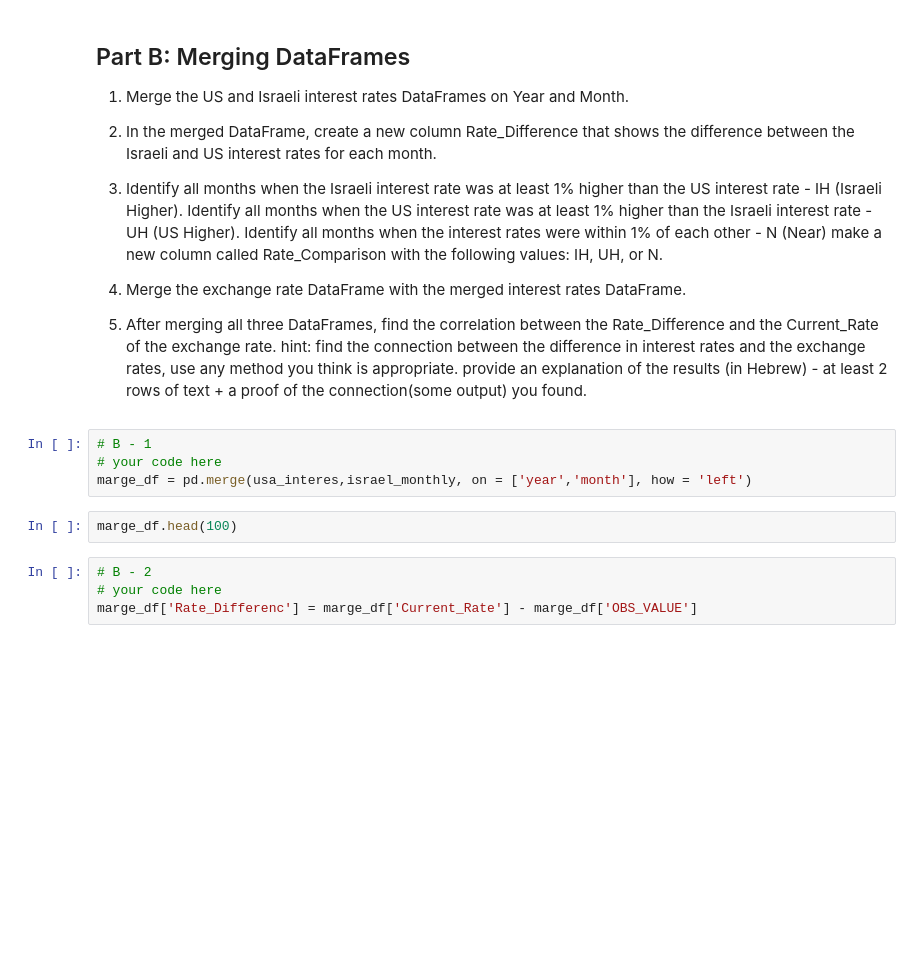
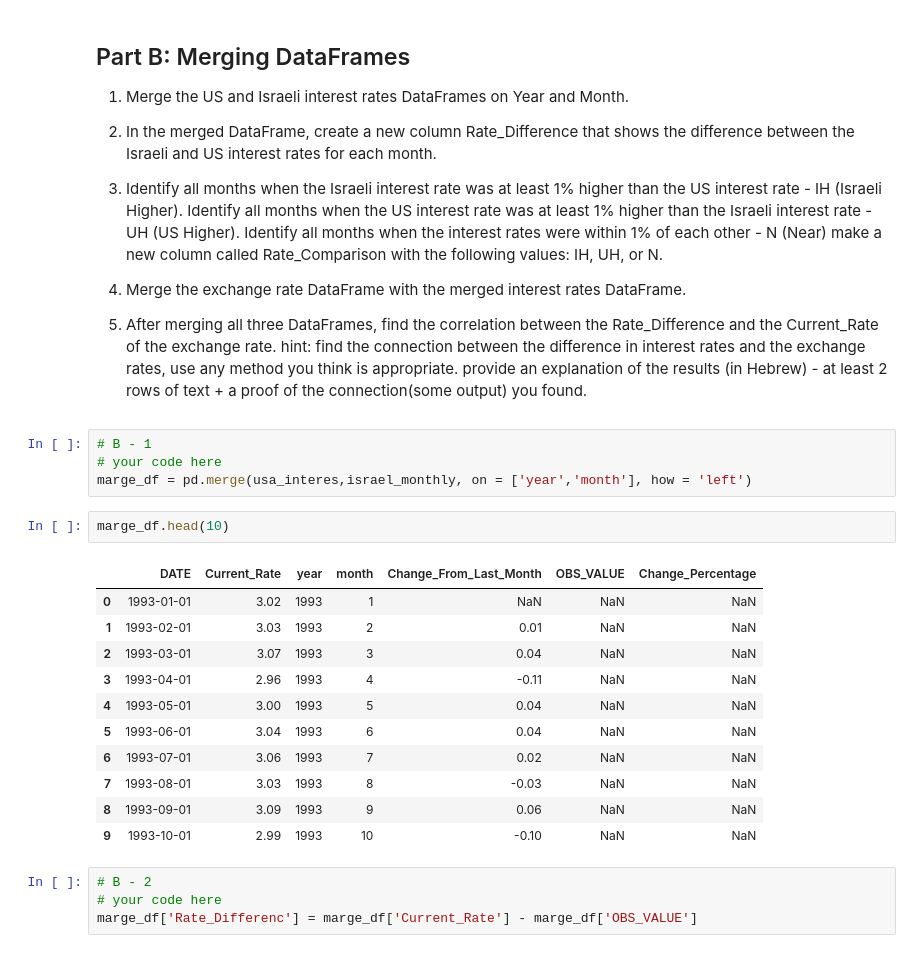
Before and after one commit to bezalelstern/pandas_test, a Jupyter notebook: solutions.ipynb, the cells around one changed output. Drawn from its saved outputs; the diff is of its cells as text; blank space fills up the shorter version.

```diff
--- a/solutions.ipynb
+++ b/solutions.ipynb
@@ -104,7 +145,19 @@ provide an explanation of the results (in Hebrew) - at least 2 rows of text + a
 # your code here
 marge_df = pd.merge(usa_interes,israel_monthly, on = ['year','month'], how = 'left')
 # %%
-marge_df.head(100)
+marge_df.head(10)
+# %% [output]
+|  | DATE | Current_Rate | year | month | Change_From_Last_Month | OBS_VALUE | Change_Percentage |
+| 0 | 1993-01-01 | 3.02 | 1993 | 1 | NaN | NaN | NaN |
+| 1 | 1993-02-01 | 3.03 | 1993 | 2 | 0.01 | NaN | NaN |
+| 2 | 1993-03-01 | 3.07 | 1993 | 3 | 0.04 | NaN | NaN |
+| 3 | 1993-04-01 | 2.96 | 1993 | 4 | -0.11 | NaN | NaN |
+| 4 | 1993-05-01 | 3.00 | 1993 | 5 | 0.04 | NaN | NaN |
+| 5 | 1993-06-01 | 3.04 | 1993 | 6 | 0.04 | NaN | NaN |
+| 6 | 1993-07-01 | 3.06 | 1993 | 7 | 0.02 | NaN | NaN |
+| 7 | 1993-08-01 | 3.03 | 1993 | 8 | -0.03 | NaN | NaN |
+| 8 | 1993-09-01 | 3.09 | 1993 | 9 | 0.06 | NaN | NaN |
+| 9 | 1993-10-01 | 2.99 | 1993 | 10 | -0.10 | NaN | NaN |
 # %%
 # B - 2
 # your code here
```
Also changed, not shown: parts of 10 cells of this notebook, 1 other file.
